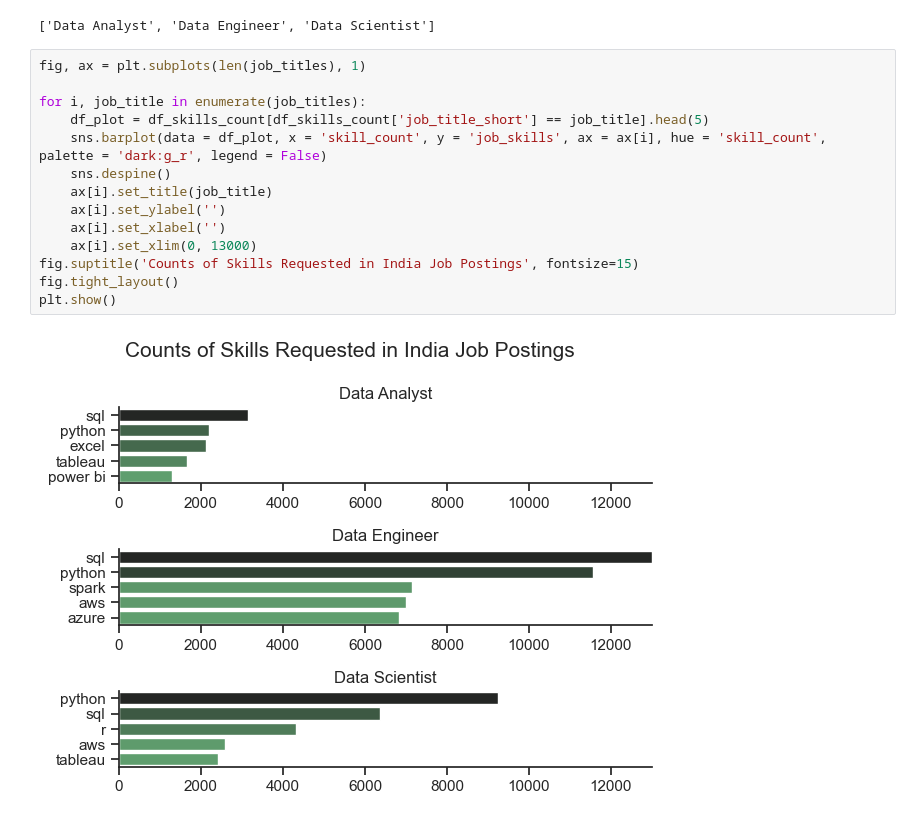
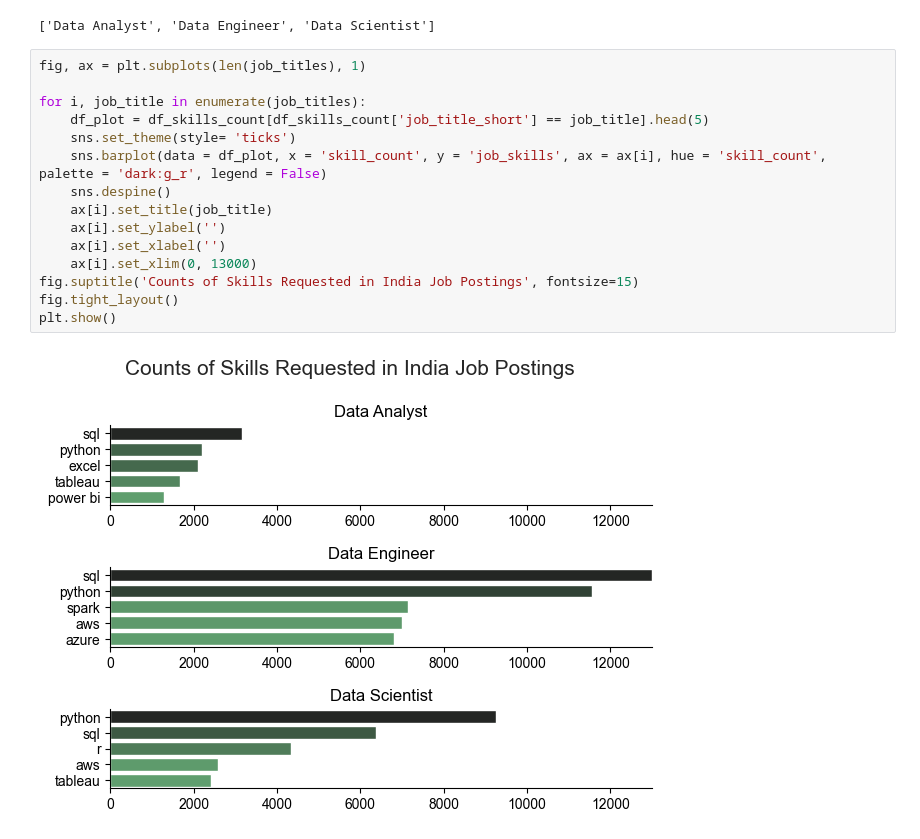
Before and after one commit to div-26/Python-Project---Job-Analysis, a Jupyter notebook: Project/02_Skill_Demand.ipynb, the cells around one changed output. Drawn from its saved outputs; the diff is of its cells as text.

```diff
--- a/Project/02_Skill_Demand.ipynb
+++ b/Project/02_Skill_Demand.ipynb
@@ -50,16 +50,17 @@ job_titles
 # %%
 fig, ax = plt.subplots(len(job_titles), 1)
 
 for i, job_title in enumerate(job_titles):
     df_plot = df_skills_count[df_skills_count['job_title_short'] == job_title].head(5)
+    sns.set_theme(style= 'ticks')
     sns.barplot(data = df_plot, x = 'skill_count', y = 'job_skills', ax = ax[i], hue = 'skill_count', palette = 'dark:g_r', legend = False)
     sns.despine()
     ax[i].set_title(job_title)
     ax[i].set_ylabel('')
     ax[i].set_xlabel('')
     ax[i].set_xlim(0, 13000)
 fig.suptitle('Counts of Skills Requested in India Job Postings', fontsize=15)
 fig.tight_layout()
 plt.show()
 # %% [output]
-[figure, old version]
+[figure, new version]
```
Also changed, not shown: parts of 4 cells of this notebook, 1 other file.
